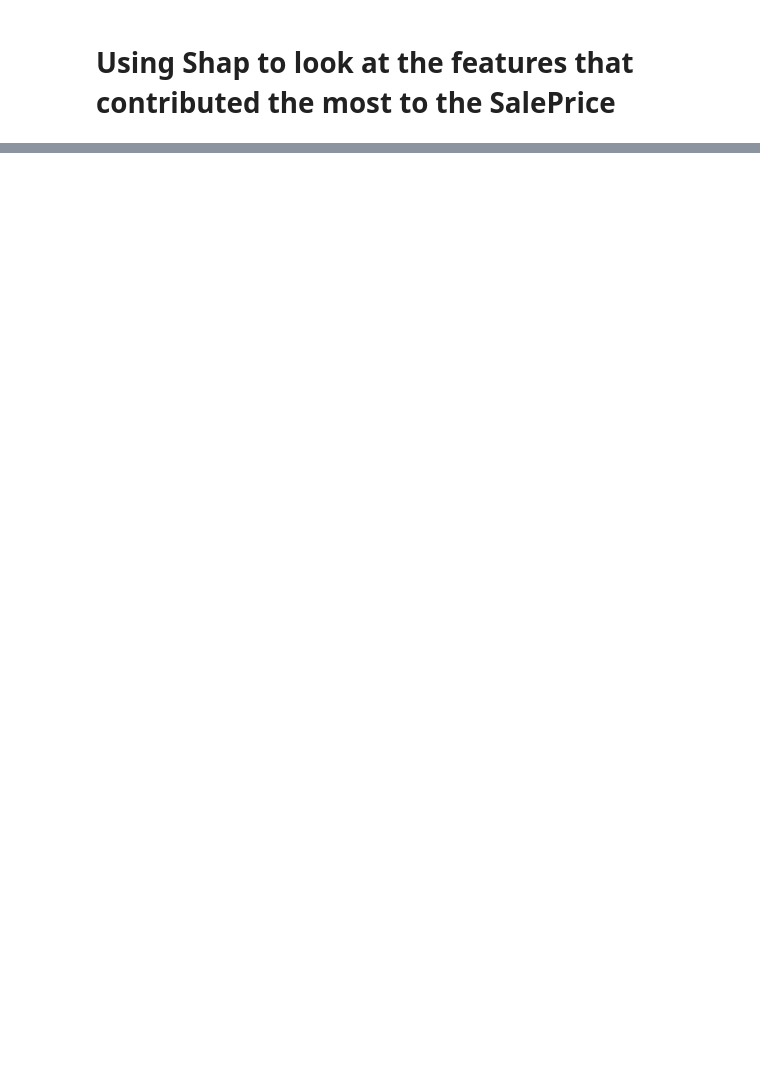
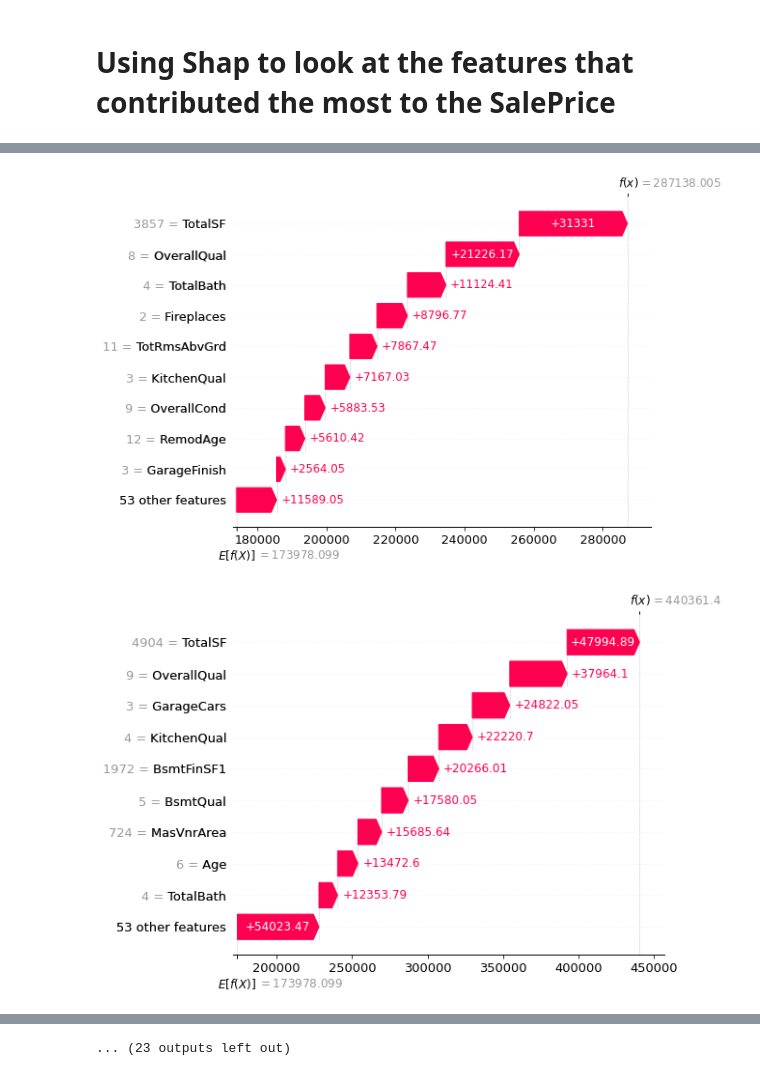
Before and after one commit to jasonphillip/Ames_Housing_ML_Project, a Jupyter notebook: models/Random_forest_model.ipynb, the cells around one changed output, grey strips where cells are left out. Cells and saved outputs as stored; diff of their text form; code cells hidden in the pictures; blank space fills up the shorter version.

```diff
--- a/models/Random_forest_model.ipynb
+++ b/models/Random_forest_model.ipynb
@@ -488,0 +413,5 @@ shap.plots.waterfall(shap_values_instance[0])
+# %%
+# Finding indices of observations with a SHAP value for TotalBath greater than 10000
+high_shap_indices = np.where(shap_values[:, X_train.columns.get_loc("TotalBath")].values > 10000)[0]
+
+print("Indices of observations with high SHAP values for TotalBath:", high_shap_indices)
@@ -488,0 +423,9 @@ shap.plots.waterfall(shap_values_instance[0])
+# %%
+# Plot the SHAP values as a waterfall plot for each high-value observation
+for index in high_shap_indices:
+    shap_values_instance = explainer(X_train.iloc[index:index + 1, :])
+    shap.plots.waterfall(shap_values_instance[0])
+    plt.show()
+# %% [output]
+[figure, added]
+[figure, added]
@@ -488,0 +442 @@ shap.plots.waterfall(shap_values_instance[0])
+... (23 outputs left out)
```
Also changed, not shown: parts of 23 cells of this notebook.
